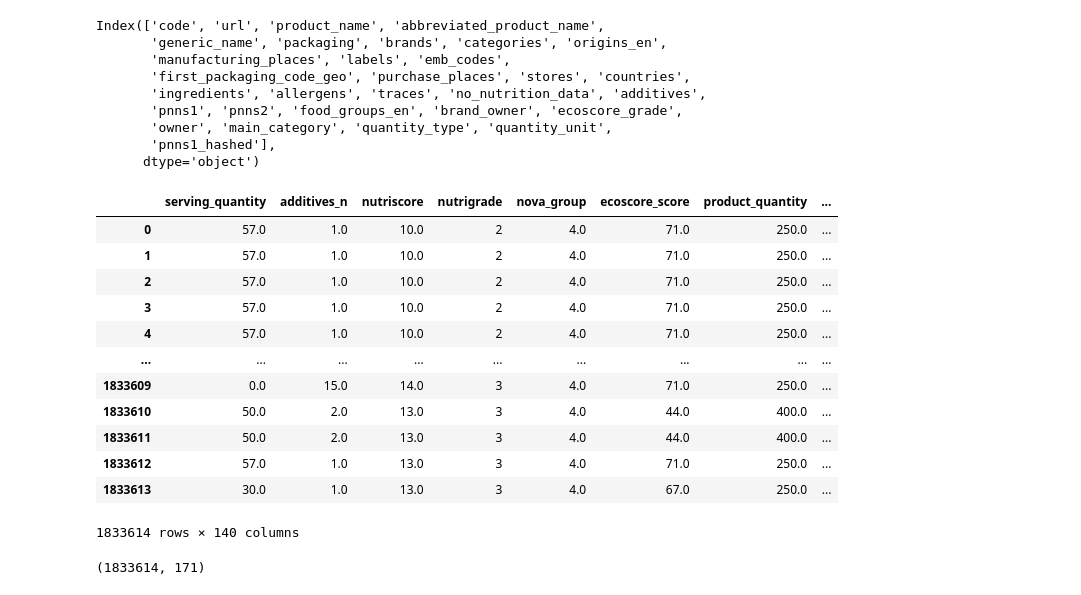
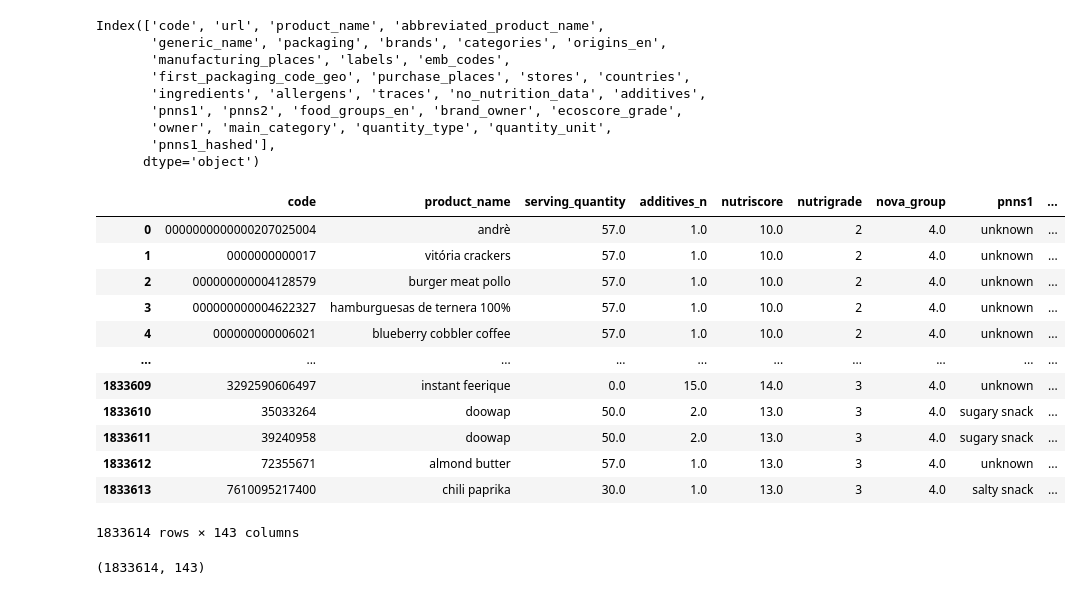
Before and after one commit to guillaumechupe/OpenFoodFact_Cluster, a Jupyter notebook: Notebook/data_cleaning_CatValue.ipynb, the cells around one changed output. Cells and saved outputs as stored; diff of their text form; code cells hidden in the pictures.

```diff
--- a/Notebook/data_cleaning_CatValue.ipynb
+++ b/Notebook/data_cleaning_CatValue.ipynb
@@ -45,7 +45,7 @@ def get_data(file_path=None, nrows=None):
                        nrows=nrows, low_memory=False)
 
 if __name__ == "__main__":
-    data = get_data(file_path = "datas_reste_non_num_a_traiter2.csv")
+    data = get_data(file_path = "../data/datas_reste_non_num_a_traiter2.csv")
     print(f"data set shape is {data.shape}")
 # %% [output]
 Reading dataset ...
@@ -1247,26 +1252,28 @@ Index(['code', 'url', 'product_name', 'abbreviated_product_name',
        'pnns1_hashed'],
       dtype='object')
 # %%
-data.drop(columns = ['code', 'url', 'product_name', 'abbreviated_product_name',
+data.drop(columns = ['url', 'abbreviated_product_name',
        'generic_name', 'packaging', 'brands', 'categories', 'origins_en',
        'manufacturing_places', 'labels', 'emb_codes',
        'first_packaging_code_geo', 'purchase_places', 'stores', 'countries',
        'ingredients', 'allergens', 'traces', 'no_nutrition_data', 'additives',
-       'pnns1', 'pnns2', 'food_groups_en', 'brand_owner', 'ecoscore_grade',
+       'pnns2', 'food_groups_en', 'brand_owner', 'ecoscore_grade',
        'owner', 'main_category', 'quantity_type', 'quantity_unit',
-       'pnns1_hashed'])
+       'pnns1_hashed'], inplace=True)
-# %% [output]
-|  | serving_quantity | additives_n | nutriscore | nutrigrade | nova_group | ecoscore_score | product_quantity | ... |
-| 0 | 57.0 | 1.0 | 10.0 | 2 | 4.0 | 71.0 | 250.0 | ... |
-| 1 | 57.0 | 1.0 | 10.0 | 2 | 4.0 | 71.0 | 250.0 | ... |
-| 2 | 57.0 | 1.0 | 10.0 | 2 | 4.0 | 71.0 | 250.0 | ... |
-| 3 | 57.0 | 1.0 | 10.0 | 2 | 4.0 | 71.0 | 250.0 | ... |
-| 4 | 57.0 | 1.0 | 10.0 | 2 | 4.0 | 71.0 | 250.0 | ... |
-| ... | ... | ... | ... | ... | ... | ... | ... | ... |
-| 1833609 | 0.0 | 15.0 | 14.0 | 3 | 4.0 | 71.0 | 250.0 | ... |
-| 1833610 | 50.0 | 2.0 | 13.0 | 3 | 4.0 | 44.0 | 400.0 | ... |
-| 1833611 | 50.0 | 2.0 | 13.0 | 3 | 4.0 | 44.0 | 400.0 | ... |
-| 1833612 | 57.0 | 1.0 | 13.0 | 3 | 4.0 | 71.0 | 250.0 | ... |
-| 1833613 | 30.0 | 1.0 | 13.0 | 3 | 4.0 | 67.0 | 250.0 | ... |
-1833614 rows × 140 columns
+# %%
+data
+# %% [output]
+|  | code | product_name | serving_quantity | additives_n | nutriscore | nutrigrade | nova_group | pnns1 | ... |
+| 0 | 0000000000000207025004 | andrè | 57.0 | 1.0 | 10.0 | 2 | 4.0 | unknown | ... |
+| 1 | 0000000000017 | vitória crackers | 57.0 | 1.0 | 10.0 | 2 | 4.0 | unknown | ... |
+| 2 | 000000000004128579 | burger meat pollo | 57.0 | 1.0 | 10.0 | 2 | 4.0 | unknown | ... |
+| 3 | 000000000004622327 | hamburguesas de ternera 100% | 57.0 | 1.0 | 10.0 | 2 | 4.0 | unknown | ... |
+| 4 | 000000000006021 | blueberry cobbler coffee | 57.0 | 1.0 | 10.0 | 2 | 4.0 | unknown | ... |
+| ... | ... | ... | ... | ... | ... | ... | ... | ... | ... |
+| 1833609 | 3292590606497 | instant feerique | 0.0 | 15.0 | 14.0 | 3 | 4.0 | unknown | ... |
+| 1833610 | 35033264 | doowap | 50.0 | 2.0 | 13.0 | 3 | 4.0 | sugary snack | ... |
+| 1833611 | 39240958 | doowap | 50.0 | 2.0 | 13.0 | 3 | 4.0 | sugary snack | ... |
+| 1833612 | 72355671 | almond butter | 57.0 | 1.0 | 13.0 | 3 | 4.0 | unknown | ... |
+| 1833613 | 7610095217400 | chili paprika | 30.0 | 1.0 | 13.0 | 3 | 4.0 | salty snack | ... |
+1833614 rows × 143 columns
 # %%
@@ -1274,4 +1281,4 @@ data.to_csv('df_CatVal_cleaned.csv')
 # %%
 data.shape
 # %% [output]
-(1833614, 171)
+(1833614, 143)
```
Also changed, not shown: parts of 8 cells of this notebook, 4 other files.
